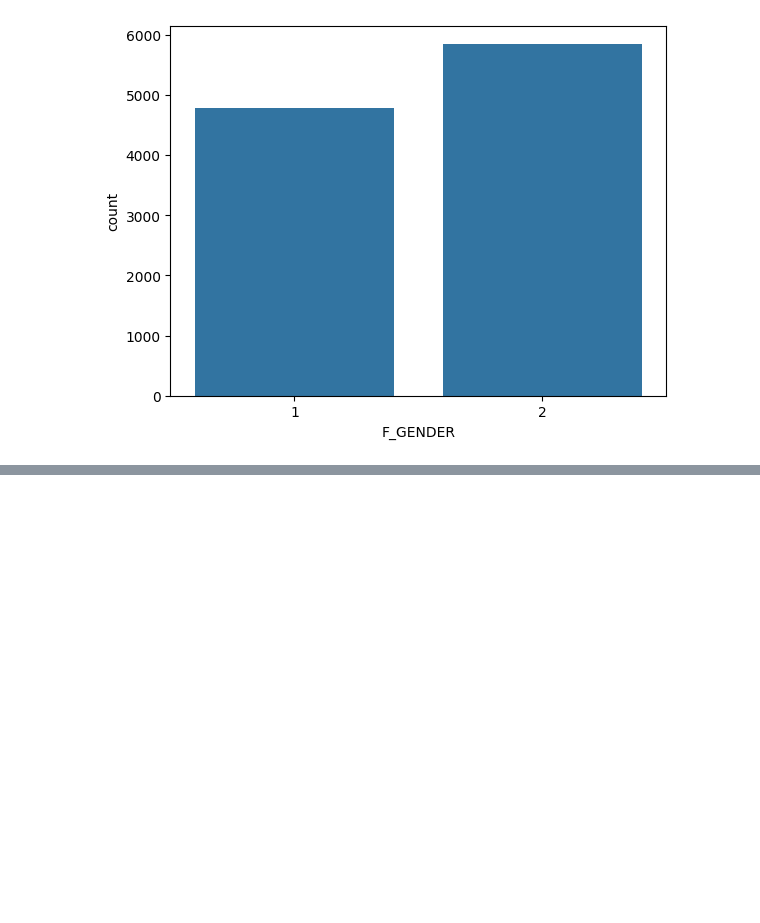
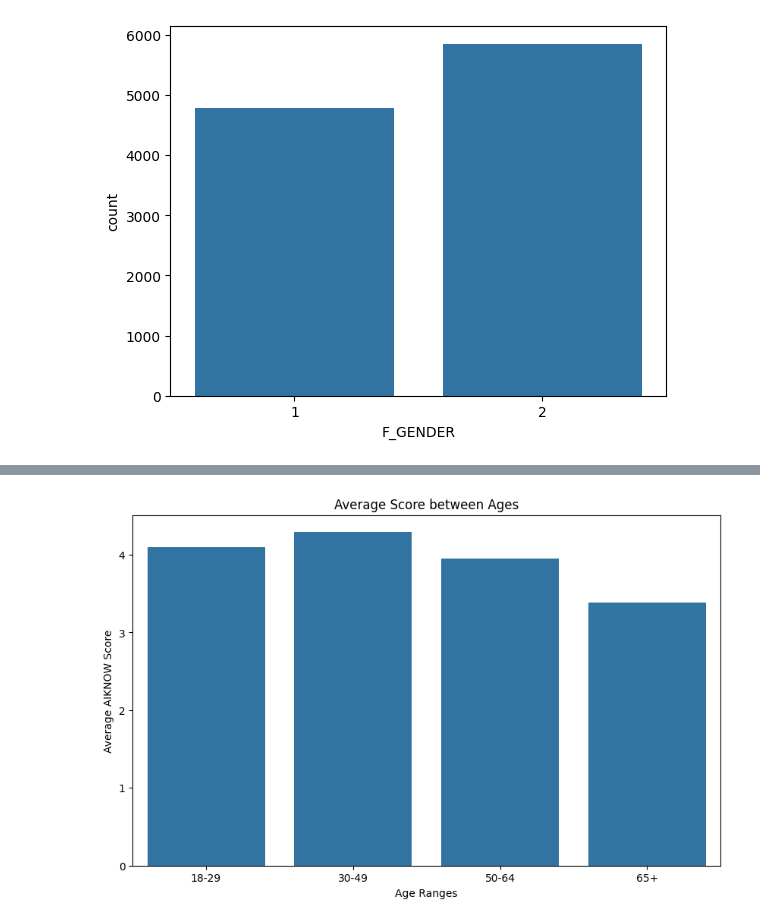
Before and after one commit to mikvyork/schulich_data_science, a Jupyter notebook: mmai500_proposal/mmai5000_data.ipynb, the cells around one changed output, grey strips where cells are left out. Saved outputs shown, nothing was run; the diff lists cells and outputs as text; code cells hidden in the pictures; blank space fills up the shorter version.

```diff
--- a/mmai500_proposal/mmai5000_data.ipynb
+++ b/mmai500_proposal/mmai5000_data.ipynb
@@ -288,0 +276,18 @@ array([2, 1, 3])
+# %%
+master_dataset['F_AGECAT'].value_counts()
+
+age_map = {1: '18-29', 2: '30-49', 3: '50-64', 4: '65+'}
+master_dataset['F_AGECAT'] = master_dataset['F_AGECAT'].map(age_map)
+# %%
+# Average Scores between Ages
+
+avg_age_score = master_dataset.groupby('F_AGECAT')['AIKNOW_INDEX_W119'].mean().reset_index()
+
+plt.figure(figsize=(10,6))
+sns.barplot(x='F_AGECAT', y='AIKNOW_INDEX_W119', data=avg_age_score)
+plt.title('Average Score between Ages')
+plt.xlabel('Age Ranges')
+plt.ylabel('Average AIKNOW Score')
+plt.show()
+# %% [output]
+[figure, added]
```
Also changed, not shown: parts of 19 cells of this notebook, 2 other files.
